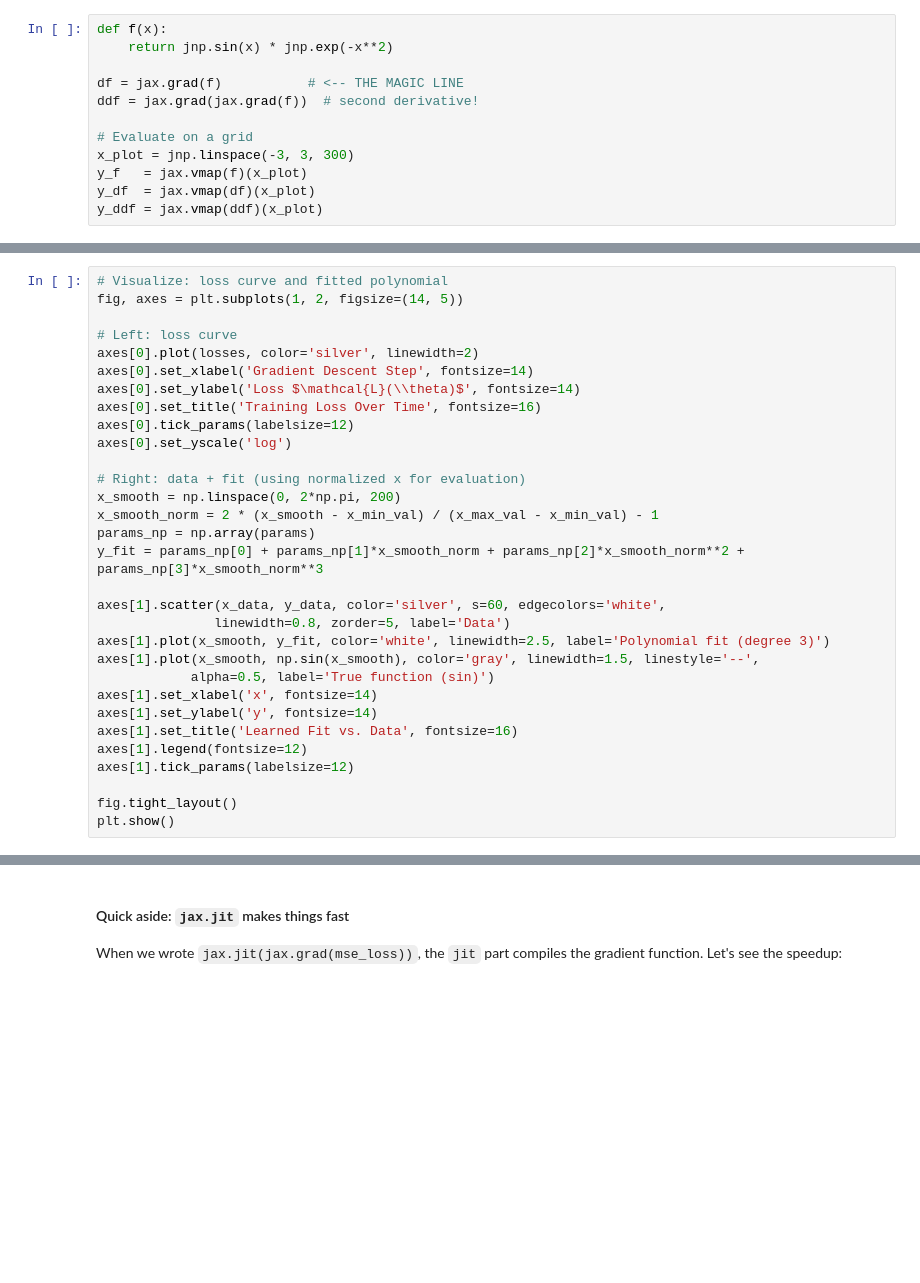
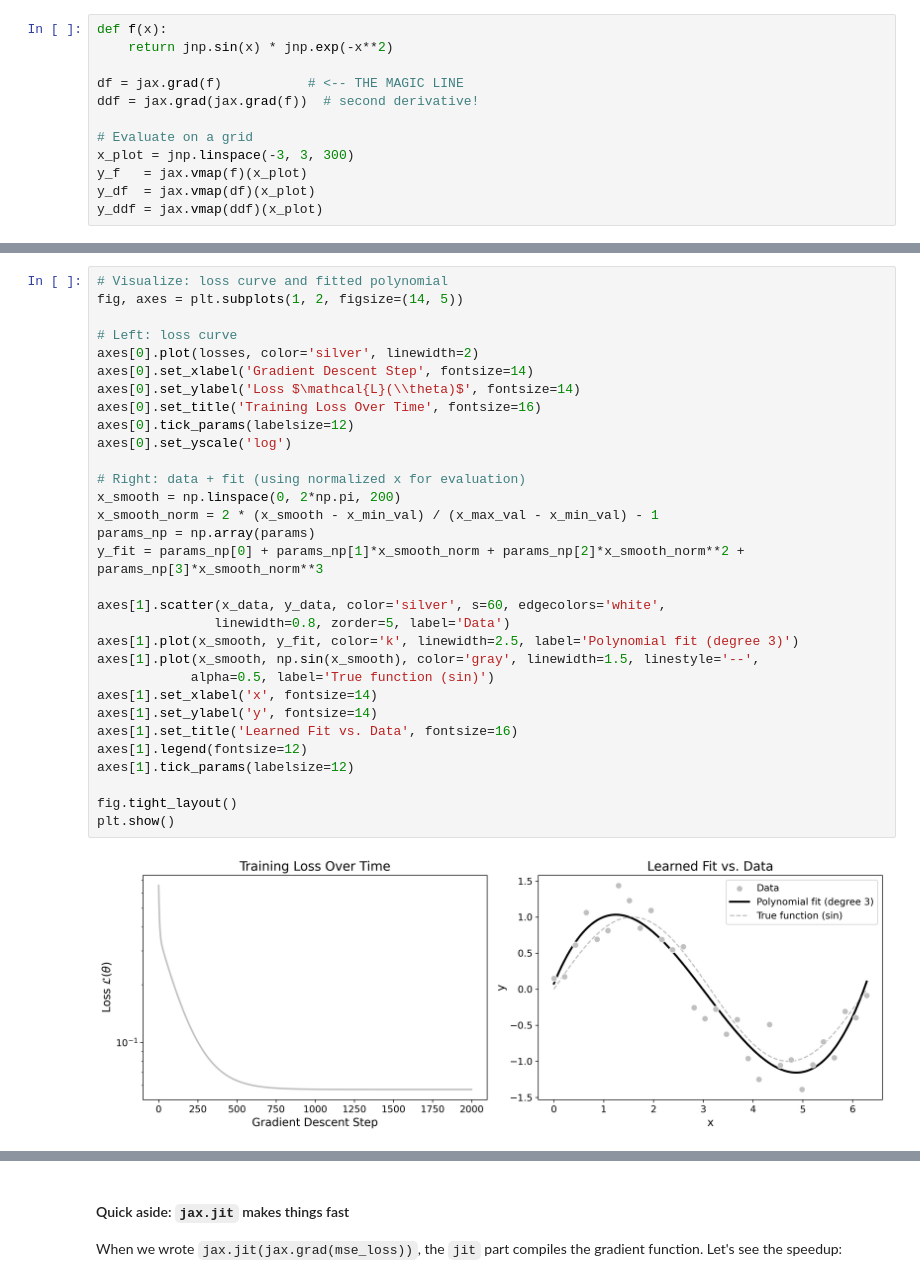
Before and after one commit to CITA/CTA200H, a Jupyter notebook: lectures/machine_learning/01_machine_learning.ipynb, the cells around one changed output, grey strips where cells are left out. Drawn from its saved outputs; the diff is of its cells as text; blank space fills up the shorter version.

```diff
--- a/lectures/machine_learning/01_machine_learning.ipynb
+++ b/lectures/machine_learning/01_machine_learning.ipynb
@@ -381,32 +465,34 @@ print(f"Learned parameters: {params}")
 # %%
 # Visualize: loss curve and fitted polynomial
 fig, axes = plt.subplots(1, 2, figsize=(14, 5))
 
 # Left: loss curve
 axes[0].plot(losses, color='silver', linewidth=2)
 axes[0].set_xlabel('Gradient Descent Step', fontsize=14)
 axes[0].set_ylabel('Loss $\mathcal{L}(\\theta)$', fontsize=14)
 axes[0].set_title('Training Loss Over Time', fontsize=16)
 axes[0].tick_params(labelsize=12)
 axes[0].set_yscale('log')
 
 # Right: data + fit (using normalized x for evaluation)
 x_smooth = np.linspace(0, 2*np.pi, 200)
 x_smooth_norm = 2 * (x_smooth - x_min_val) / (x_max_val - x_min_val) - 1
 params_np = np.array(params)
 y_fit = params_np[0] + params_np[1]*x_smooth_norm + params_np[2]*x_smooth_norm**2 + params_np[3]*x_smooth_norm**3
 
 axes[1].scatter(x_data, y_data, color='silver', s=60, edgecolors='white',
                linewidth=0.8, zorder=5, label='Data')
-axes[1].plot(x_smooth, y_fit, color='white', linewidth=2.5, label='Polynomial fit (degree 3)')
+axes[1].plot(x_smooth, y_fit, color='k', linewidth=2.5, label='Polynomial fit (degree 3)')
 axes[1].plot(x_smooth, np.sin(x_smooth), color='gray', linewidth=1.5, linestyle='--',
             alpha=0.5, label='True function (sin)')
 axes[1].set_xlabel('x', fontsize=14)
 axes[1].set_ylabel('y', fontsize=14)
 axes[1].set_title('Learned Fit vs. Data', fontsize=16)
 axes[1].legend(fontsize=12)
 axes[1].tick_params(labelsize=12)
 
 fig.tight_layout()
 plt.show()
+# %% [output]
+[figure, added]
 # %% [markdown]
```
Also changed, not shown: parts of 25 cells of this notebook.
